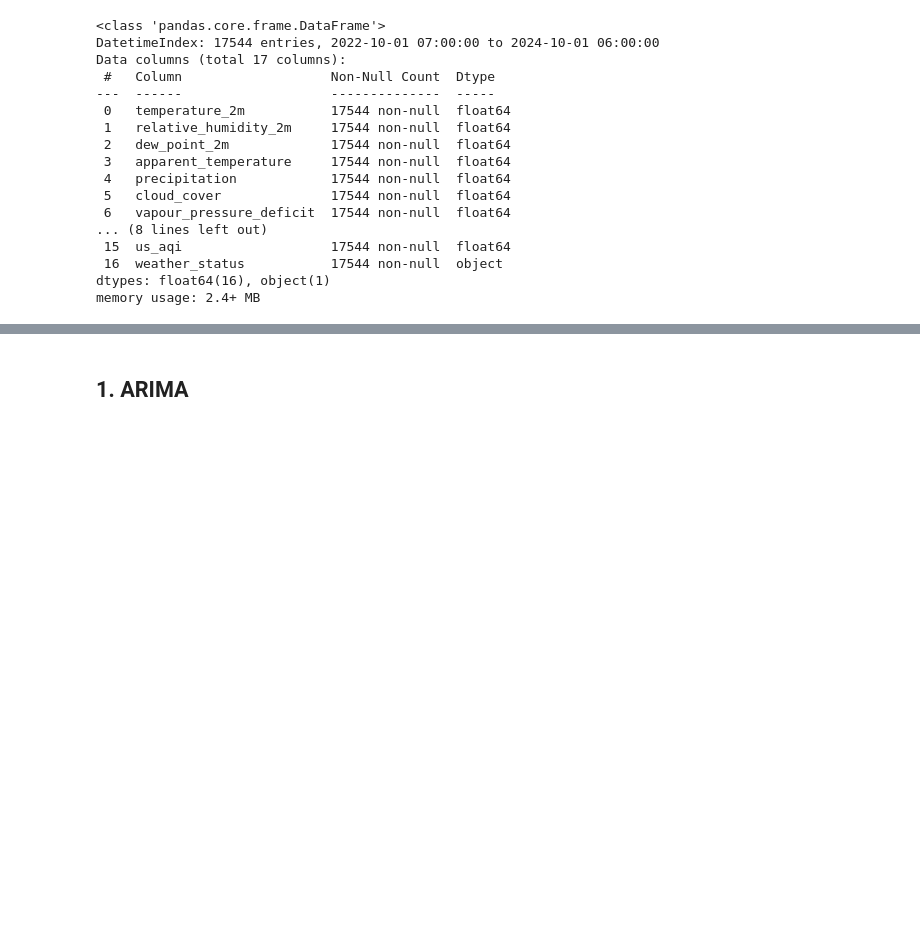
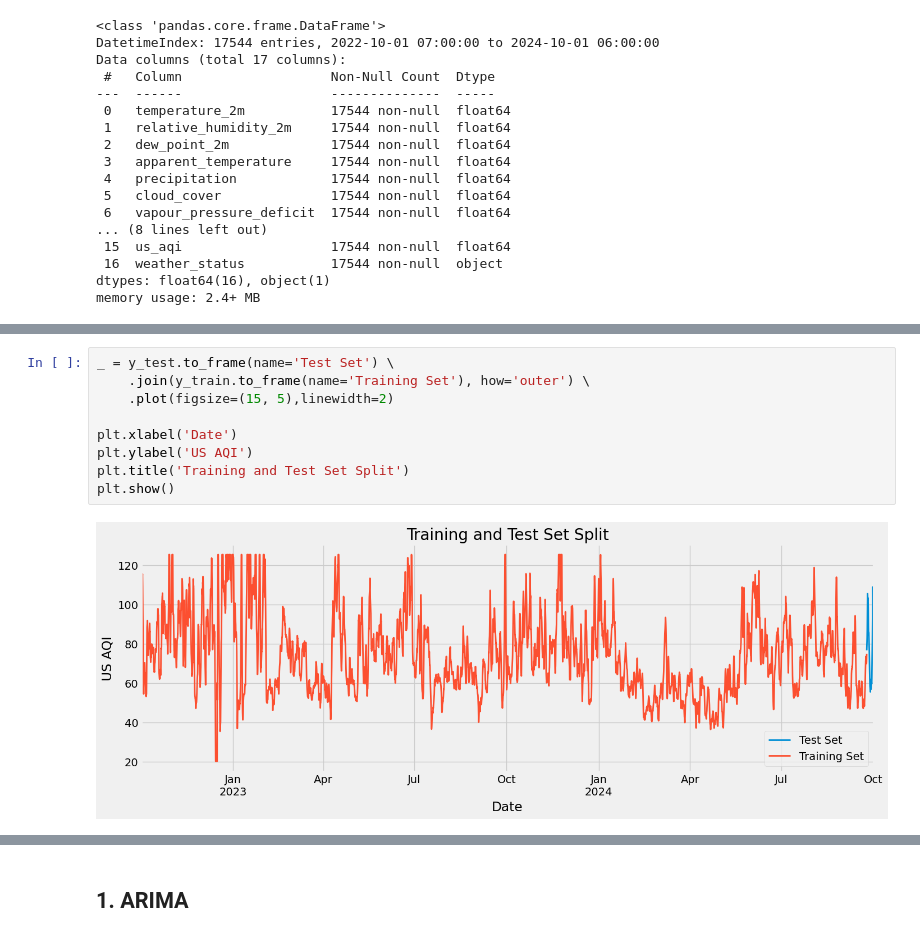
Before and after one commit to mtue04/HCMC-WAQ-Analysis, a Jupyter notebook: notebooks/4.1 - us_aqi_prediction.ipynb, the cells around one changed output, grey strips where cells are left out. Saved outputs shown, nothing was run; the diff lists cells and outputs as text; blank space fills up the shorter version.

```diff
--- a/notebooks/4.1 - us_aqi_prediction.ipynb
+++ b/notebooks/4.1 - us_aqi_prediction.ipynb
@@ -99,0 +149,11 @@ Train size: 17321, Test size: 199
+# %%
+_ = y_test.to_frame(name='Test Set') \
+    .join(y_train.to_frame(name='Training Set'), how='outer') \
+    .plot(figsize=(15, 5),linewidth=2)
+
+plt.xlabel('Date')
+plt.ylabel('US AQI')
+plt.title('Training and Test Set Split')
+plt.show()
+# %% [output]
+[figure, added]
```
Also changed, not shown: parts of 36 cells of this notebook, 2 other files.
